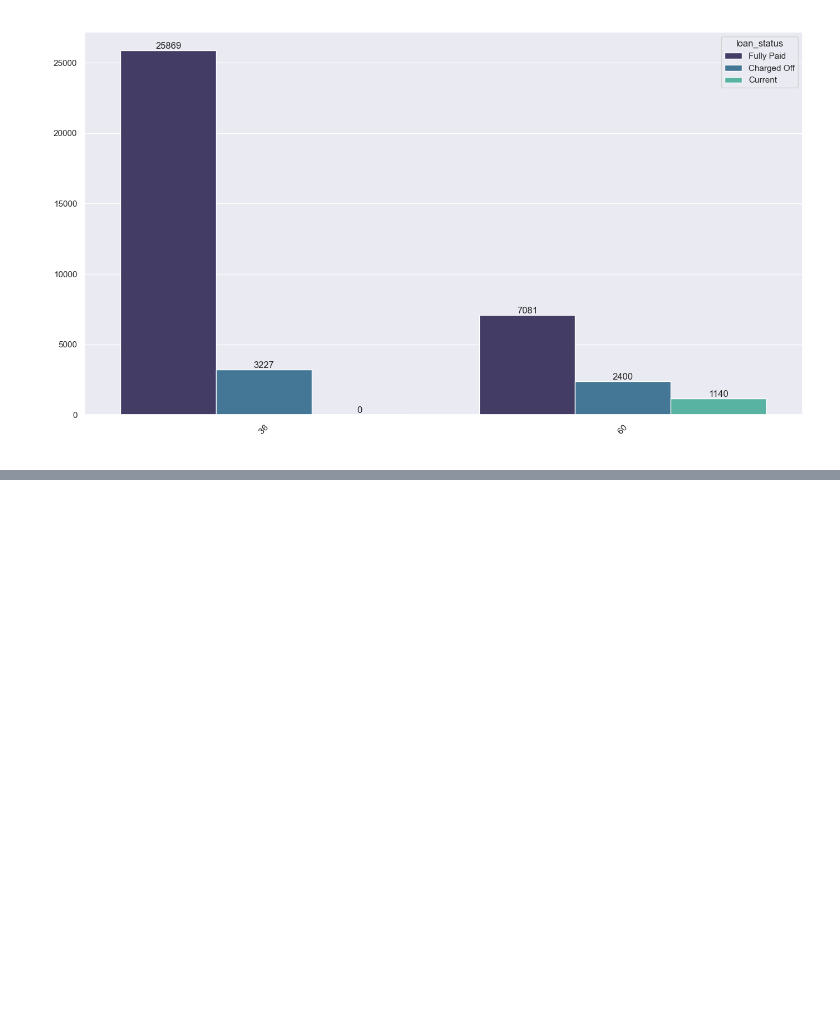
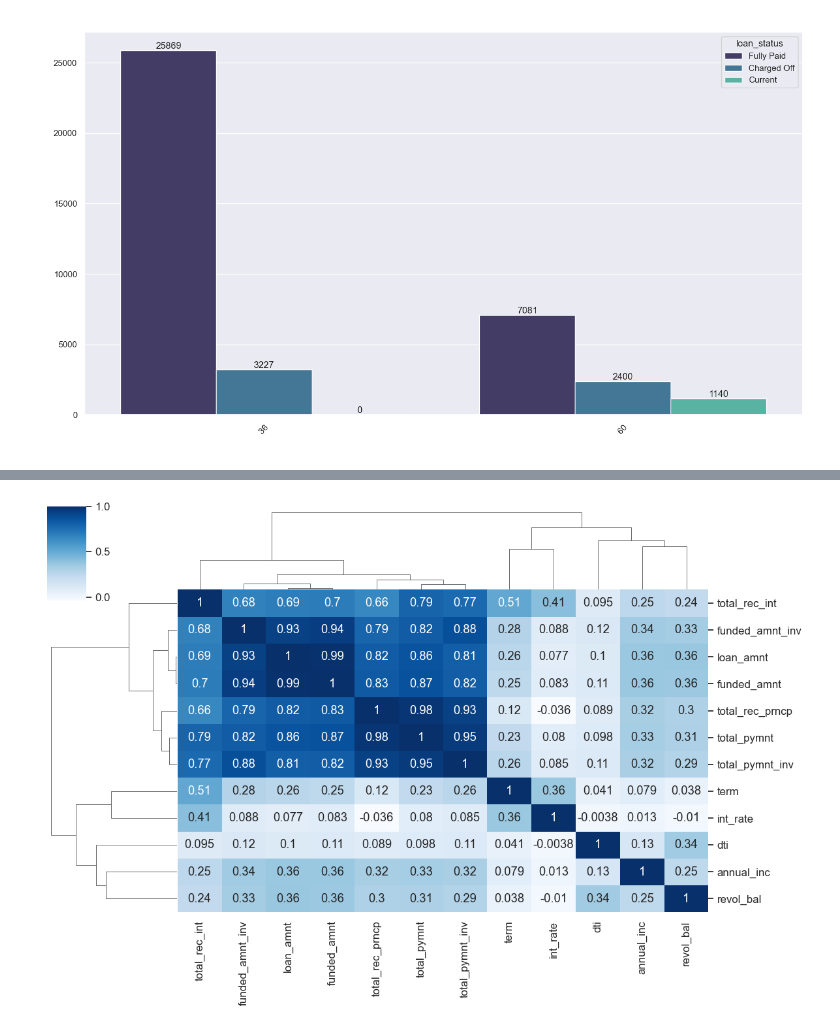
Before and after one commit to kshitiz89/lendingclubcase, a Jupyter notebook: Kshitiz_Jaiswal.ipynb, the cells around one changed output, grey strips where cells are left out. Saved outputs shown, nothing was run; the diff lists cells and outputs as text; code cells hidden in the pictures; blank space fills up the shorter version.

```diff
--- a/Kshitiz_Jaiswal.ipynb
+++ b/Kshitiz_Jaiswal.ipynb
@@ -649,0 +681,10 @@ Majority of the loan applicants are in the category with no public record of ban
+# %%
+drop_columns = ['installment','issued_year', 'issued_month','installment']
+loan_corr = loan_corr.drop(columns=drop_columns)
+# %%
+loan_corr_matrix = loan_corr.corr()
+sea.set(font_scale=1.1)
+sea.clustermap(loan_corr_matrix, annot=True, figsize=(12, 8), cmap="Blues")
+plot.show()
+# %% [output]
+[figure, added]
```
Also changed, not shown: parts of 78 cells of this notebook.
